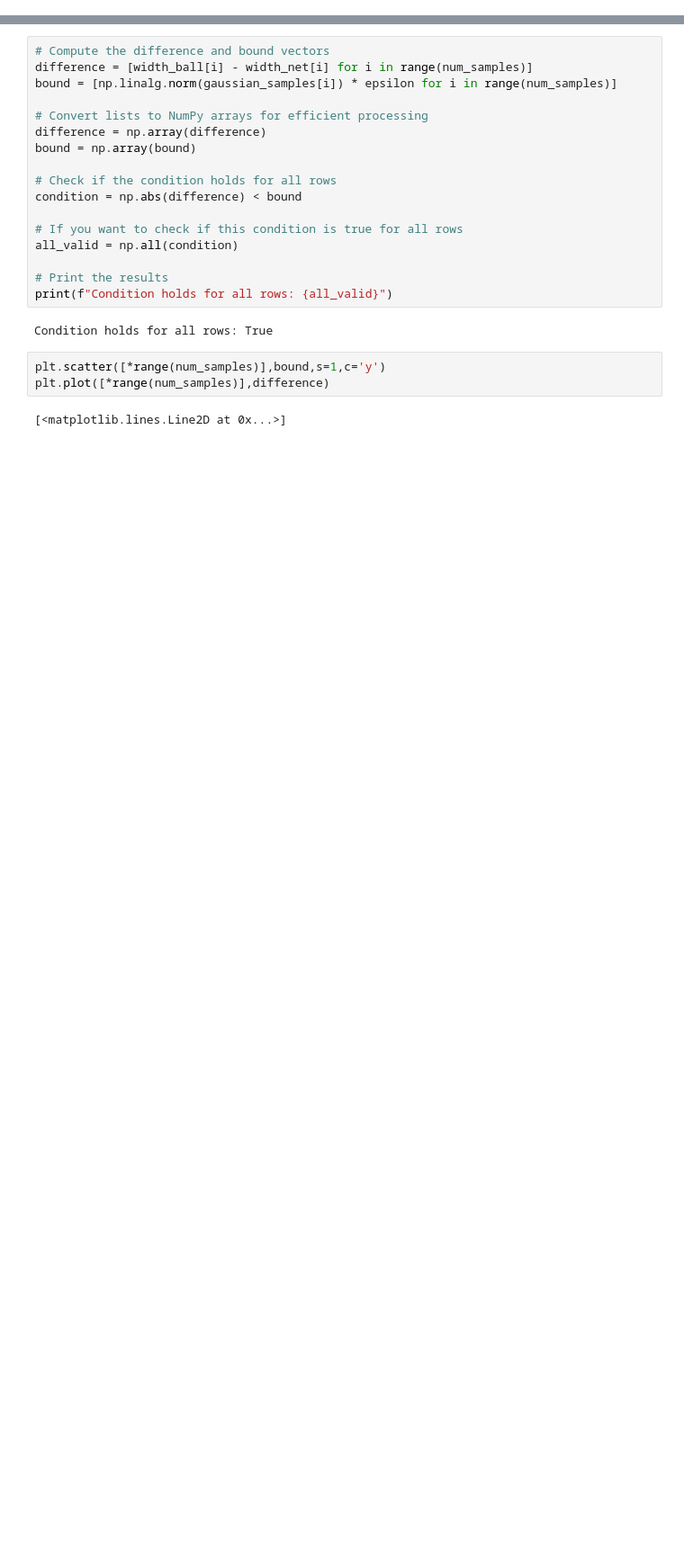
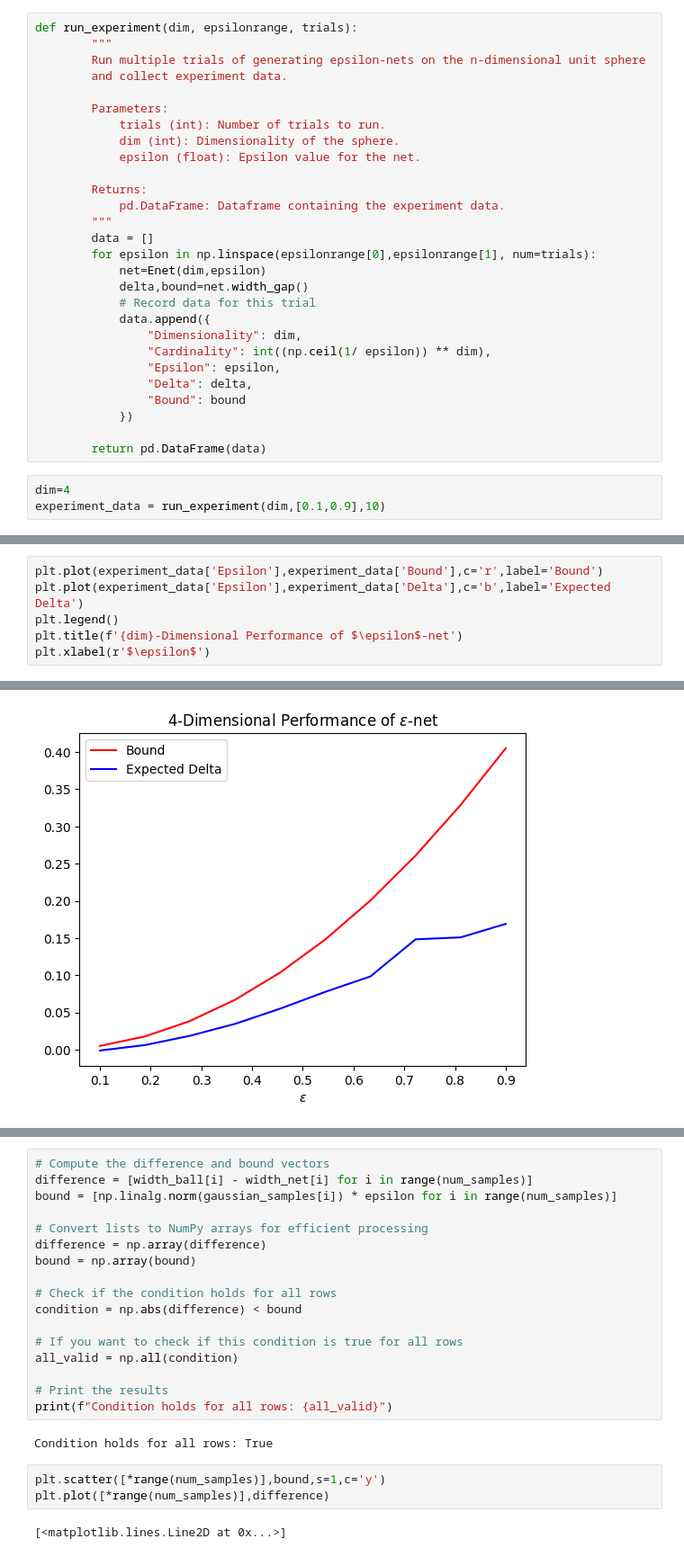
Before and after one commit to Quan-Zhou/MAB, a Jupyter notebook: Enet.ipynb, the cells around one changed output, grey strips where cells are left out. Shown at 90% size. Cells and saved outputs as stored; diff of their text form; blank space fills up the shorter version.

```diff
--- a/Enet.ipynb
+++ b/Enet.ipynb
@@ -50,0 +140,31 @@ Generated epsilon-net with 96 points.
+# %%
+def run_experiment(dim, epsilonrange, trials):
+        """
+        Run multiple trials of generating epsilon-nets on the n-dimensional unit sphere
+        and collect experiment data.
+
+        Parameters:
+            trials (int): Number of trials to run.
+            dim (int): Dimensionality of the sphere.
+            epsilon (float): Epsilon value for the net.
+
+        Returns:
+            pd.DataFrame: Dataframe containing the experiment data.
+        """
+        data = []
+        for epsilon in np.linspace(epsilonrange[0],epsilonrange[1], num=trials):
+            net=Enet(dim,epsilon)
+            delta,bound=net.width_gap()
+            # Record data for this trial
+            data.append({
+                "Dimensionality": dim,
+                "Cardinality": int((np.ceil(1/ epsilon)) ** dim),
+                "Epsilon": epsilon,
+                "Delta": delta,
+                "Bound": bound
+            })
+
+        return pd.DataFrame(data)
+# %%
+dim=4
+experiment_data = run_experiment(dim,[0.1,0.9],10)
@@ -50,0 +189,7 @@ Generated epsilon-net with 96 points.
+# %%
+plt.plot(experiment_data['Epsilon'],experiment_data['Bound'],c='r',label='Bound')
+plt.plot(experiment_data['Epsilon'],experiment_data['Delta'],c='b',label='Expected Delta')
+plt.legend()
+plt.title(f'{dim}-Dimensional Performance of $\epsilon$-net')
+plt.xlabel(r'$\epsilon$')
+# %% [output]
@@ -50,0 +197 @@ Generated epsilon-net with 96 points.
+[figure, added]
```
Also changed, not shown: parts of 18 cells of this notebook.
